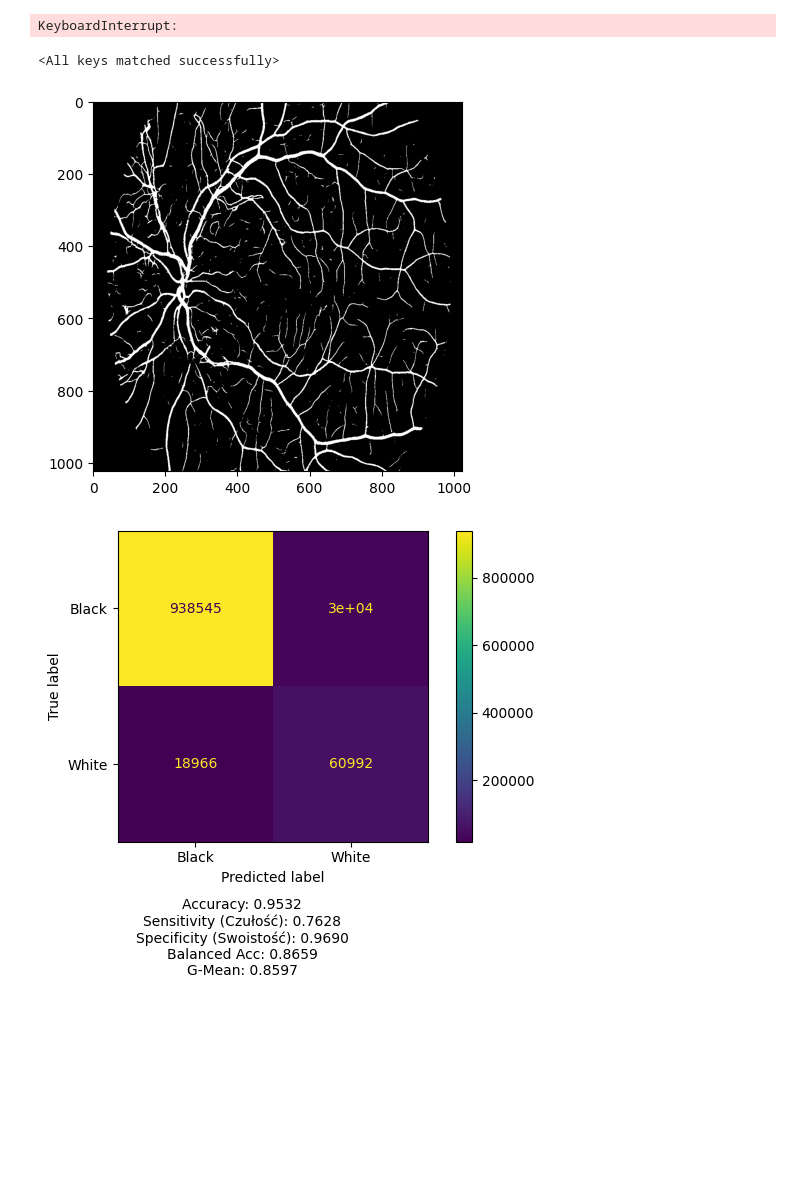
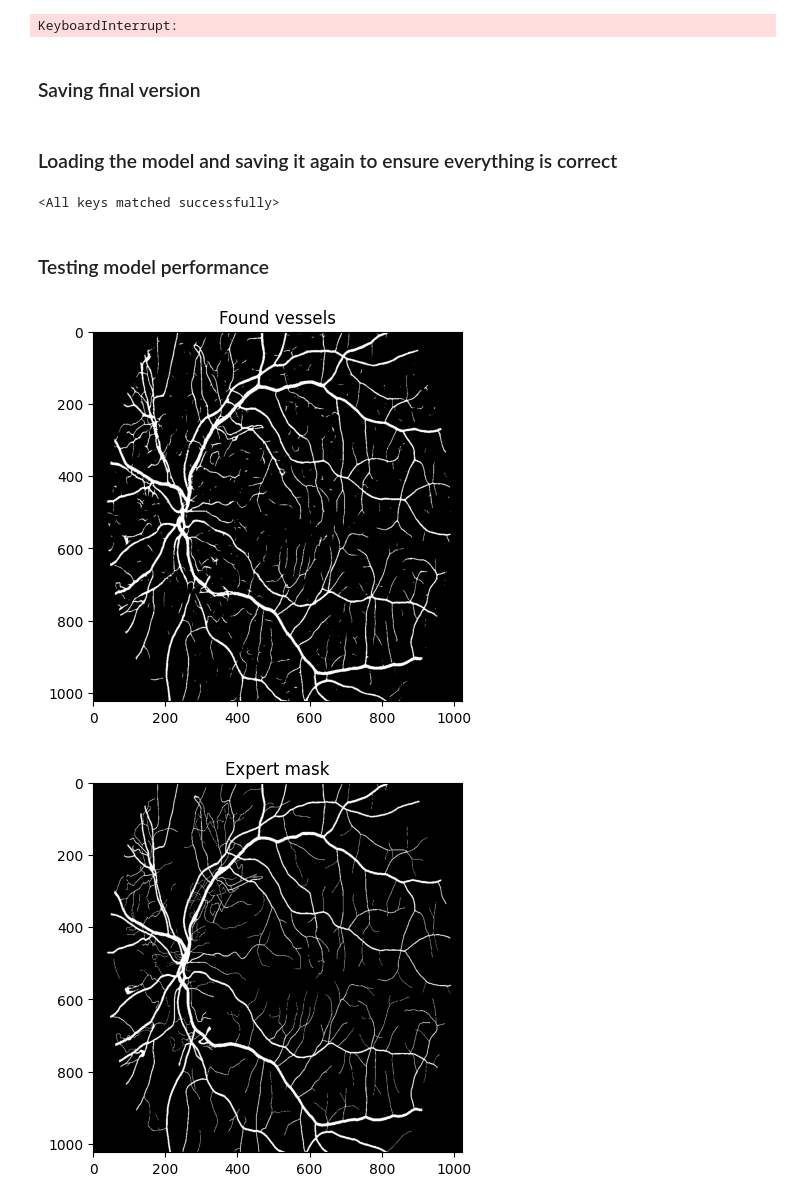
Before and after one commit to StanislawMarszalek/segmentation-of-fundus-images, a Jupyter notebook: deep_learning.ipynb, the cells around one changed output. Saved outputs shown, nothing was run; the diff lists cells and outputs as text; code cells hidden in the pictures; blank space fills up the shorter version.

```diff
--- a/deep_learning.ipynb
+++ b/deep_learning.ipynb
@@ -137,21 +150,20 @@ Epoch: 401 z 5000 Mean error: 0.0121
 Epoch: 501 z 5000 Mean error: 0.0112
 Epoch: 601 z 5000 Mean error: 0.0114
 KeyboardInterrupt:
+# %% [markdown]
+### Saving final version
 # %%
 torch.save(model.state_dict(), SAVED_MODELS+"/"+'model_weights_newest_1024_size_only_green.pth')
+# %% [markdown]
+### Loading the model and saving it again to ensure everything is correct
 # %%
 model = UNet(1).to(device)
 model.load_state_dict(torch.load(SAVED_MODELS+"/"+"model_weights_newest_1024_size_only_green.pth", weights_only=True))
 # %% [output]
 <All keys matched successfully>
+# %% [markdown]
+### Testing model performance
 # %%
-import gc
-import cv2
-import torch
-import numpy as np
-from image_processing import show_img, postproces_pipeline, read_img
-from simple_statistics import create_confusions_matrix
-
 image_path = "./images/14_dr.JPG"
 mask_path  = "./manual1/14_dr.tif"
 
@@ -175,33 +187,34 @@ img = img[:, :, 1].astype(np.float32) / 255.0
 
 
 img = np.expand_dims(img, axis=0)
 img = np.expand_dims(img, axis=0)
 
 mask = (mask > 0).astype(np.uint8)
 
 X = torch.tensor(img, dtype=torch.float32, device=device)
 
 with torch.no_grad():
     result = model(X)
     result = torch.sigmoid(result)
     result = (result > 0.01).float()
 
 pred = result.squeeze(0).squeeze(0).cpu().numpy().astype(np.uint8)
 pred = postproces_pipeline(pred, 3)
 
-show_img(pred)
+show_img(pred,"Found vessels")
 true = mask.astype(np.uint8)
 
+show_img(mask,"Expert mask")
 h = min(true.shape[0], pred.shape[0])
 w = min(true.shape[1], pred.shape[1])
 
 true = true[:h, :w]
 pred = pred[:h, :w]
 
 create_confusions_matrix(
     true.flatten(),
     pred.flatten()
 )
 # %% [output]
-[figure, old version]
+[figure, new version]
-[figure, old version]
+[figure, new version]
```
Also changed, not shown: parts of 7 cells of this notebook.
